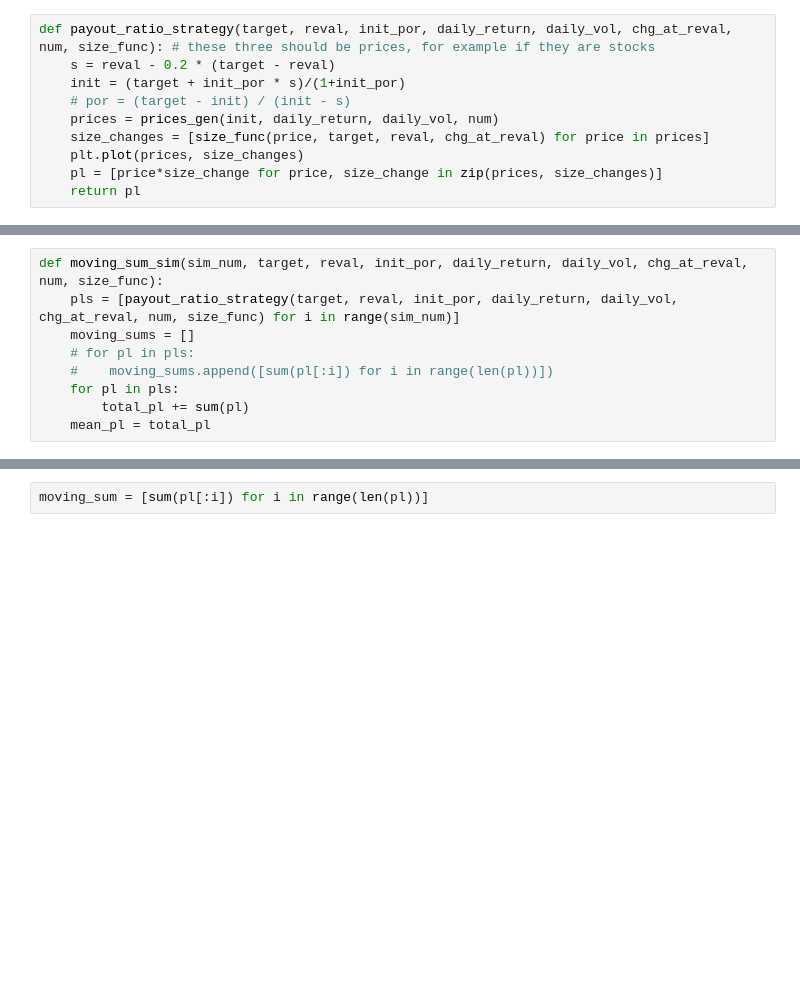
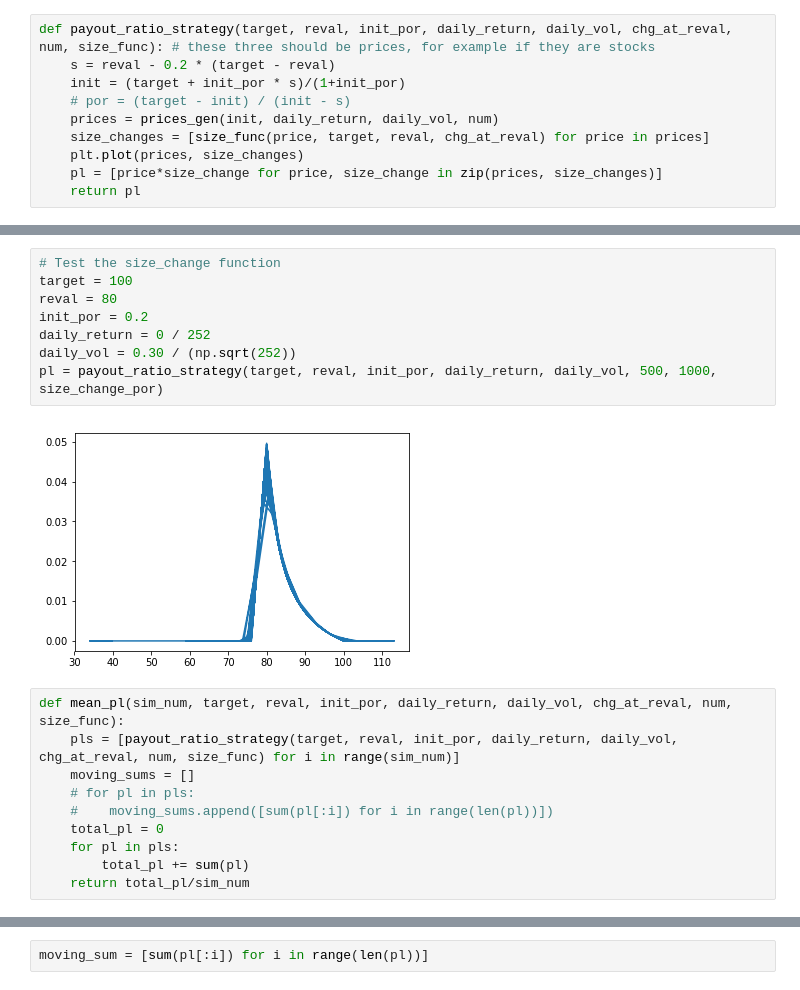
Before and after one commit to coryang/Mis-tests, a Jupyter notebook: simulation1.ipynb, the cells around one changed output, grey strips where cells are left out. Drawn from its saved outputs; the diff is of its cells as text; blank space fills up the shorter version.

```diff
--- a/simulation1.ipynb
+++ b/simulation1.ipynb
@@ -63,10 +89,21 @@ pl = payout_ratio_strategy(target, reval, init_por, daily_return, daily_vol, 500
+# %%
+# Test the size_change function
+target = 100
+reval = 80
+init_por = 0.2
+daily_return = 0 / 252
+daily_vol = 0.30 / (np.sqrt(252))
+pl = payout_ratio_strategy(target, reval, init_por, daily_return, daily_vol, 500, 1000, size_change_por)
+# %% [output]
+[figure, added]
 # %%
-def moving_sum_sim(sim_num, target, reval, init_por, daily_return, daily_vol, chg_at_reval, num, size_func):
+def mean_pl(sim_num, target, reval, init_por, daily_return, daily_vol, chg_at_reval, num, size_func):
     pls = [payout_ratio_strategy(target, reval, init_por, daily_return, daily_vol, chg_at_reval, num, size_func) for i in range(sim_num)]
     moving_sums = []
     # for pl in pls:
     #    moving_sums.append([sum(pl[:i]) for i in range(len(pl))])
+    total_pl = 0
     for pl in pls:
         total_pl += sum(pl)
-    mean_pl = total_pl
+    return total_pl/sim_num
 # %%
```
Also changed, not shown: parts of 9 cells of this notebook.
